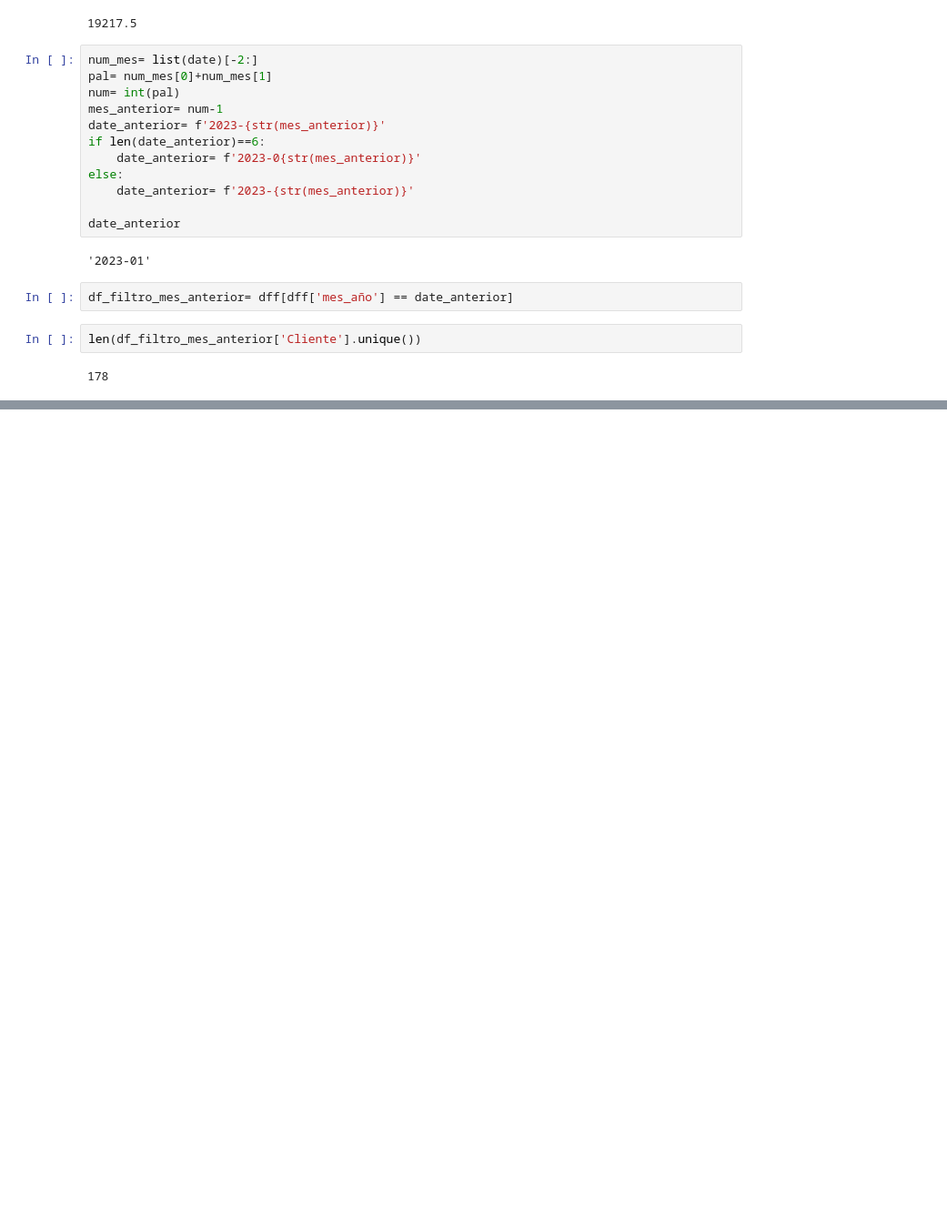
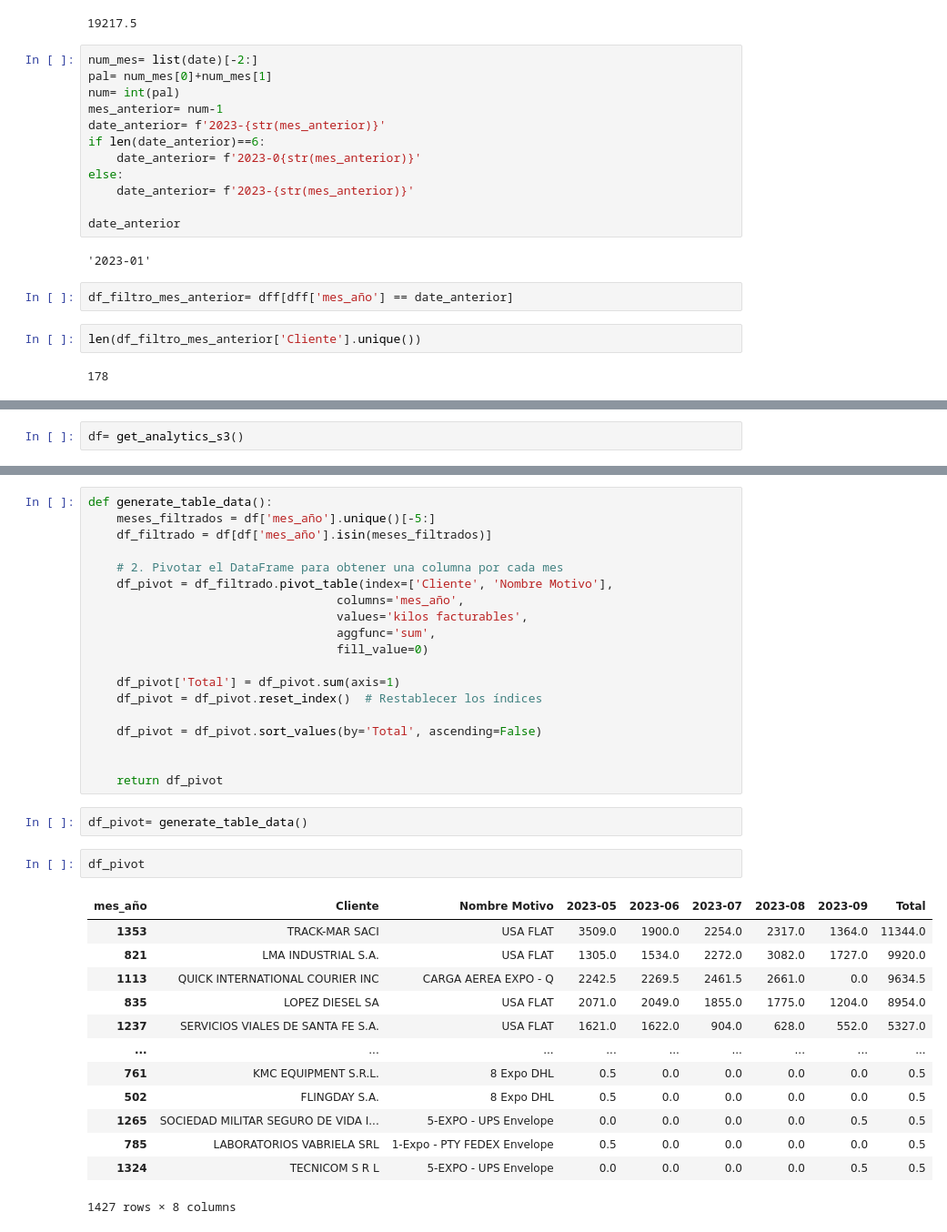
Before and after one commit to tatinogues/Project_Raiconet_101, a Jupyter notebook: Remote Task/Untitled-1.ipynb, the cells around one changed output, grey strips where cells are left out. Shown at 91% size. Saved outputs shown, nothing was run; the diff lists cells and outputs as text; blank space fills up the shorter version.

```diff
--- a/Remote Task/Untitled-1.ipynb
+++ b/Remote Task/Untitled-1.ipynb
@@ -273,0 +289,2 @@ len(df_filtro_mes_anterior['Cliente'].unique())
+# %%
+df= get_analytics_s3()
@@ -273,0 +301,37 @@ len(df_filtro_mes_anterior['Cliente'].unique())
+# %%
+def generate_table_data():
+    meses_filtrados = df['mes_año'].unique()[-5:]
+    df_filtrado = df[df['mes_año'].isin(meses_filtrados)]
+
+    # 2. Pivotar el DataFrame para obtener una columna por cada mes
+    df_pivot = df_filtrado.pivot_table(index=['Cliente', 'Nombre Motivo'],
+                                   columns='mes_año',
+                                   values='kilos facturables',
+                                   aggfunc='sum',
+                                   fill_value=0)
+
+    df_pivot['Total'] = df_pivot.sum(axis=1)
+    df_pivot = df_pivot.reset_index()  # Restablecer los índices
+
+    df_pivot = df_pivot.sort_values(by='Total', ascending=False)
+
+
+    return df_pivot
+# %%
+df_pivot= generate_table_data()
+# %%
+df_pivot
+# %% [output]
+| mes_año | Cliente | Nombre Motivo | 2023-05 | 2023-06 | 2023-07 | 2023-08 | 2023-09 | Total |
+| 1353 | TRACK-MAR SACI | USA FLAT | 3509.0 | 1900.0 | 2254.0 | 2317.0 | 1364.0 | 11344.0 |
+| 821 | LMA INDUSTRIAL S.A. | USA FLAT | 1305.0 | 1534.0 | 2272.0 | 3082.0 | 1727.0 | 9920.0 |
+| 1113 | QUICK INTERNATIONAL COURIER INC | CARGA AEREA EXPO - Q | 2242.5 | 2269.5 | 2461.5 | 2661.0 | 0.0 | 9634.5 |
+| 835 | LOPEZ DIESEL SA | USA FLAT | 2071.0 | 2049.0 | 1855.0 | 1775.0 | 1204.0 | 8954.0 |
+| 1237 | SERVICIOS VIALES DE SANTA FE S.A. | USA FLAT | 1621.0 | 1622.0 | 904.0 | 628.0 | 552.0 | 5327.0 |
+| ... | ... | ... | ... | ... | ... | ... | ... | ... |
+| 761 | KMC EQUIPMENT S.R.L. | 8 Expo DHL | 0.5 | 0.0 | 0.0 | 0.0 | 0.0 | 0.5 |
+| 502 | FLINGDAY S.A. | 8 Expo DHL | 0.5 | 0.0 | 0.0 | 0.0 | 0.0 | 0.5 |
+| 1265 | SOCIEDAD MILITAR SEGURO DE VIDA I... | 5-EXPO - UPS Envelope | 0.0 | 0.0 | 0.0 | 0.0 | 0.5 | 0.5 |
+| 785 | LABORATORIOS VABRIELA SRL | 1-Expo - PTY FEDEX Envelope | 0.5 | 0.0 | 0.0 | 0.0 | 0.0 | 0.5 |
+| 1324 | TECNICOM S R L | 5-EXPO - UPS Envelope | 0.0 | 0.0 | 0.0 | 0.0 | 0.5 | 0.5 |
+1427 rows × 8 columns
```
Also changed, not shown: parts of 6 cells of this notebook, 12 other files.
